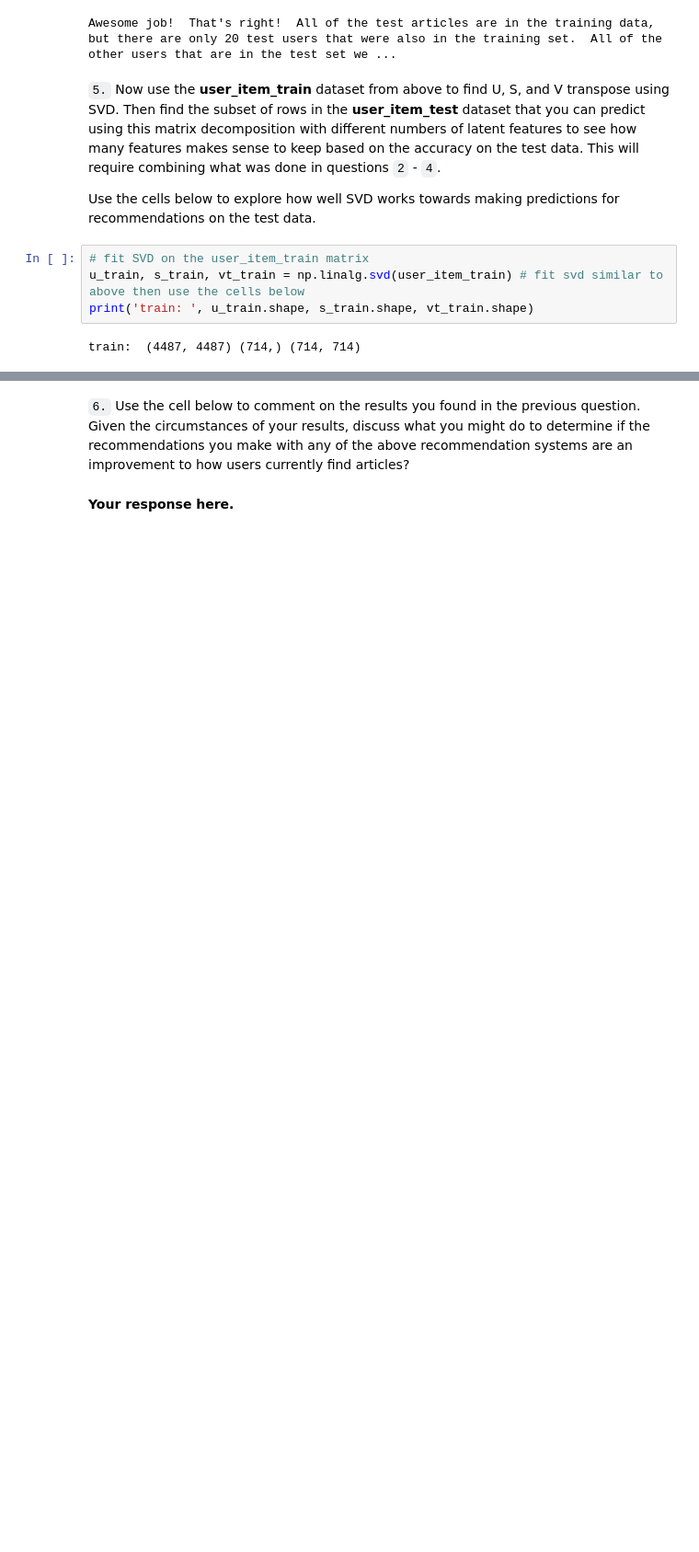
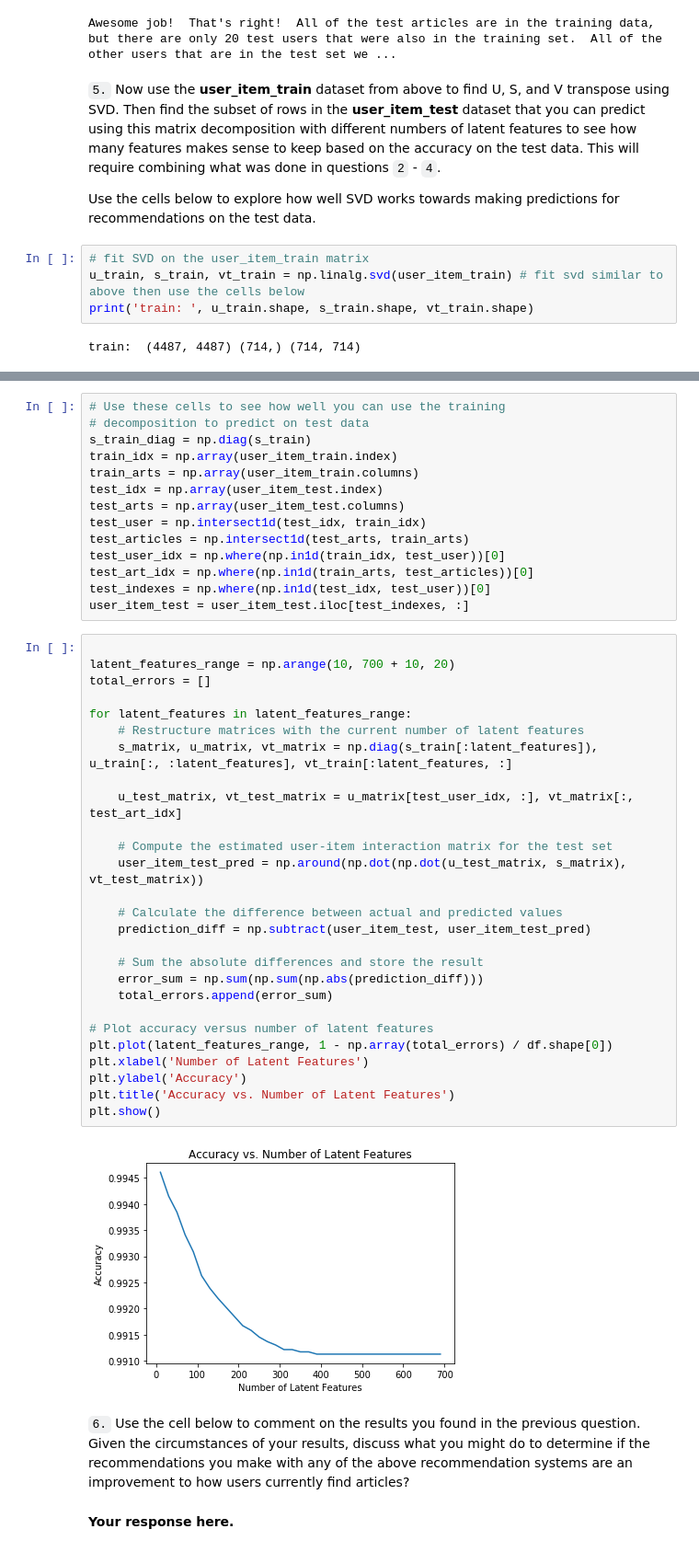
Before and after one commit to letsaemokhutli/Udacity_assignment_3, a Jupyter notebook: Recommendations_with_IBM.ipynb, the cells around one changed output, grey strips where cells are left out. Shown at 92% size. Drawn from its saved outputs; the diff is of its cells as text; blank space fills up the shorter version.

```diff
--- a/Recommendations_with_IBM.ipynb
+++ b/Recommendations_with_IBM.ipynb
@@ -876,3 +834,46 @@ plt.show();
+# %%
+# Use these cells to see how well you can use the training
+# decomposition to predict on test data
+s_train_diag = np.diag(s_train)
+train_idx = np.array(user_item_train.index)
+train_arts = np.array(user_item_train.columns)
+test_idx = np.array(user_item_test.index)
+test_arts = np.array(user_item_test.columns)
+test_user = np.intersect1d(test_idx, train_idx)
+test_articles = np.intersect1d(test_arts, train_arts)
+test_user_idx = np.where(np.in1d(train_idx, test_user))[0]
+test_art_idx = np.where(np.in1d(train_arts, test_articles))[0]
+test_indexes = np.where(np.in1d(test_idx, test_user))[0]
+user_item_test = user_item_test.iloc[test_indexes, :]
+# %%
+
+latent_features_range = np.arange(10, 700 + 10, 20)
+total_errors = []
+
+for latent_features in latent_features_range:
+    # Restructure matrices with the current number of latent features
+    s_matrix, u_matrix, vt_matrix = np.diag(s_train[:latent_features]), u_train[:, :latent_features], vt_train[:latent_features, :]
+
+    u_test_matrix, vt_test_matrix = u_matrix[test_user_idx, :], vt_matrix[:, test_art_idx]
+
+    # Compute the estimated user-item interaction matrix for the test set
+    user_item_test_pred = np.around(np.dot(np.dot(u_test_matrix, s_matrix), vt_test_matrix))
+
+    # Calculate the difference between actual and predicted values
+    prediction_diff = np.subtract(user_item_test, user_item_test_pred)
+
+    # Sum the absolute differences and store the result
+    error_sum = np.sum(np.sum(np.abs(prediction_diff)))
+    total_errors.append(error_sum)
+
+# Plot accuracy versus number of latent features
+plt.plot(latent_features_range, 1 - np.array(total_errors) / df.shape[0])
+plt.xlabel('Number of Latent Features')
+plt.ylabel('Accuracy')
+plt.title('Accuracy vs. Number of Latent Features')
+plt.show()
+# %% [output]
+[figure, added]
 # %% [markdown]
 `6.` Use the cell below to comment on the results you found in the previous question. Given the circumstances of your results, discuss what you might do to determine if the recommendations you make with any of the above recommendation systems are an improvement to how users currently find articles?
 # %% [markdown]
```
Also changed, not shown: parts of 12 cells of this notebook.
